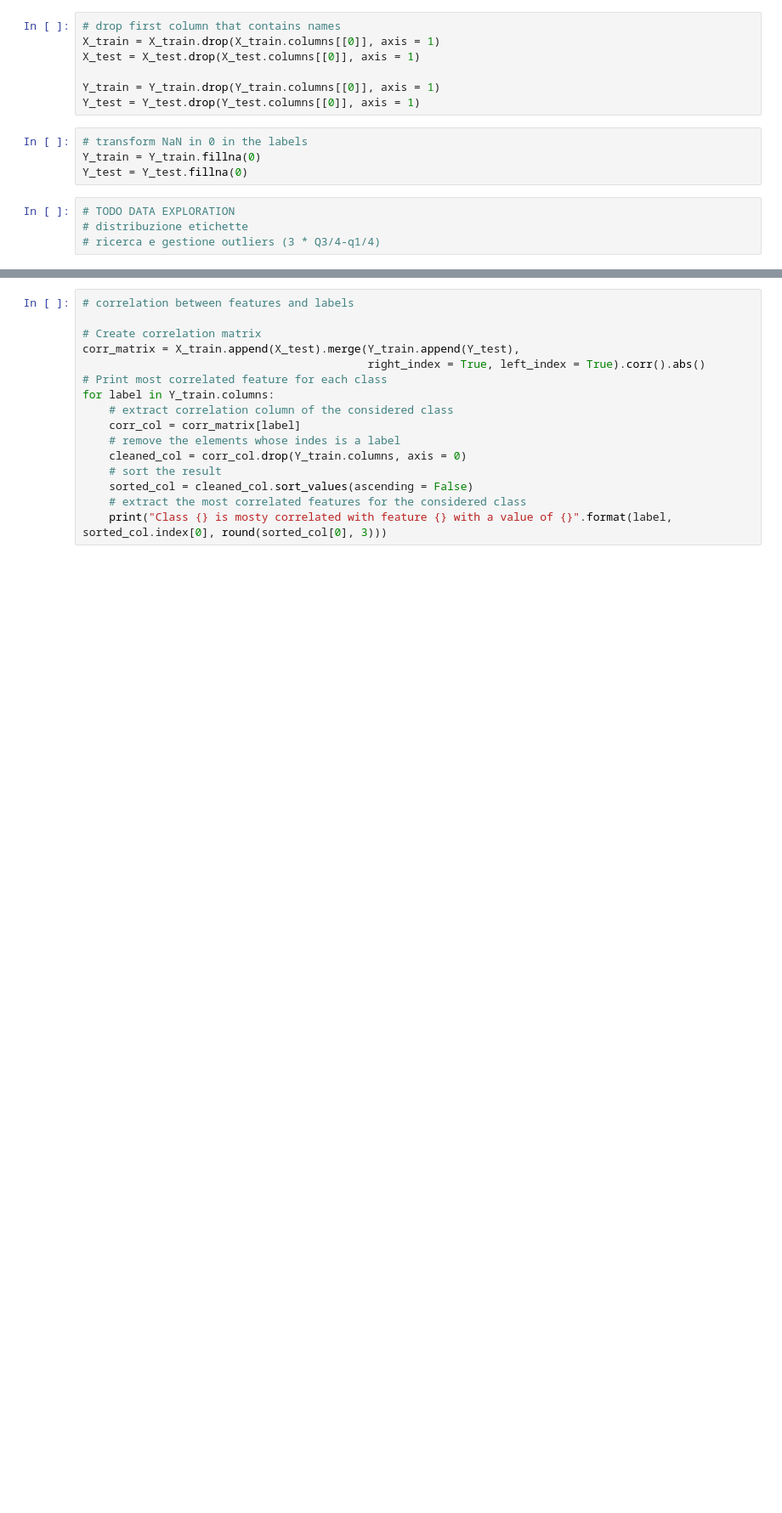
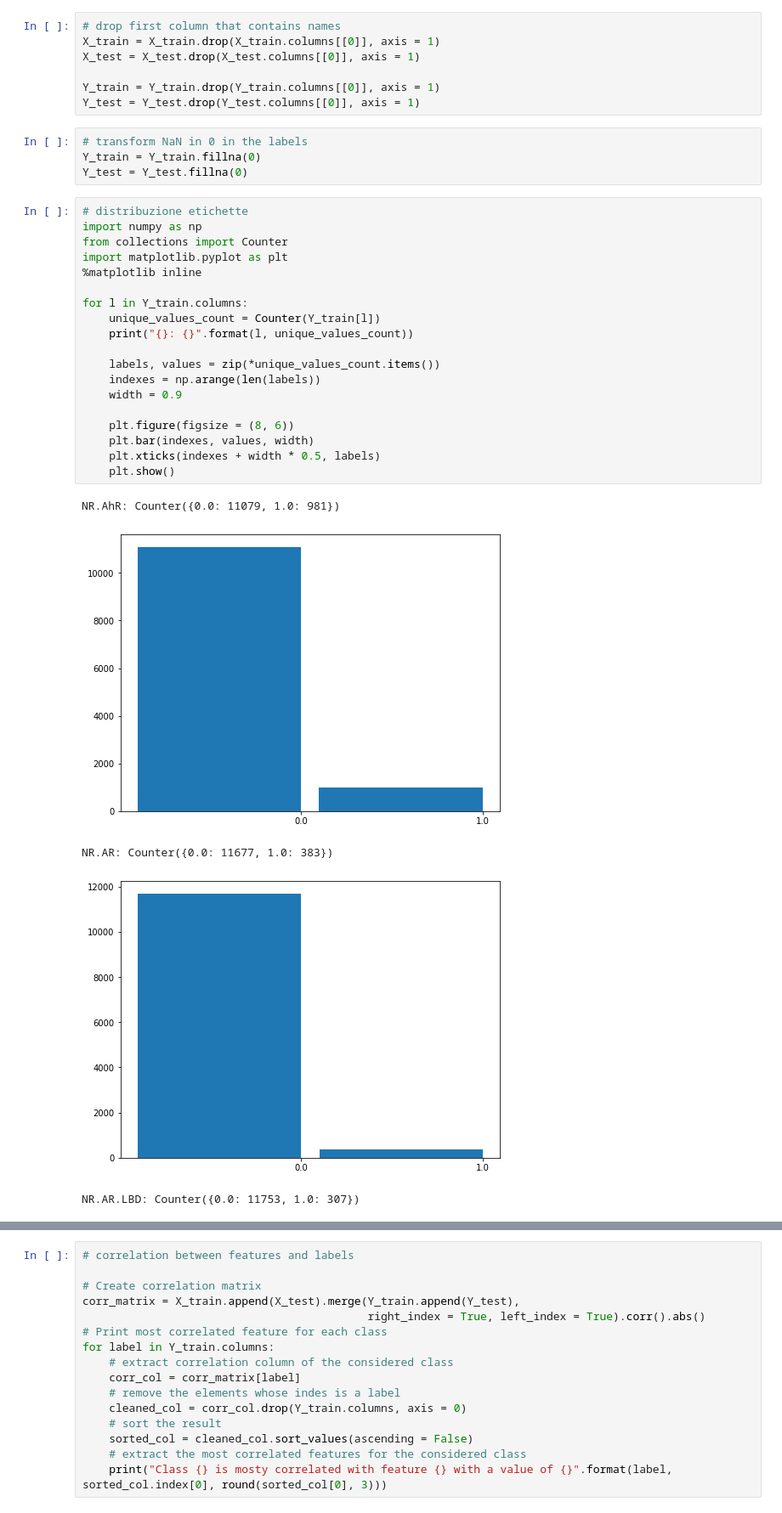
Before and after one commit to mistrello96/tox21_dnn, a Jupyter notebook: AML_Project.ipynb, the cells around one changed output, grey strips where cells are left out. Shown at 85% size. Cells and saved outputs as stored; diff of their text form; blank space fills up the shorter version.

Commit message:
add plot for class distribution, style is required

```diff
--- a/AML_Project.ipynb
+++ b/AML_Project.ipynb
@@ -23,7 +23,28 @@ Y_test = Y_test.drop(Y_test.columns[[0]], axis = 1)
 # transform NaN in 0 in the labels
 Y_train = Y_train.fillna(0)
 Y_test = Y_test.fillna(0)
-# %%
-# TODO DATA EXPLORATION
-# distribuzione etichette
-# ricerca e gestione outliers (3 * Q3/4-q1/4)
+# %%
+# distribuzione etichette
+import numpy as np
+from collections import Counter
+import matplotlib.pyplot as plt
+%matplotlib inline
+
+for l in Y_train.columns:
+    unique_values_count = Counter(Y_train[l])
+    print("{}: {}".format(l, unique_values_count))
+
+    labels, values = zip(*unique_values_count.items())
+    indexes = np.arange(len(labels))
+    width = 0.9
+
+    plt.figure(figsize = (8, 6))
+    plt.bar(indexes, values, width)
+    plt.xticks(indexes + width * 0.5, labels)
+    plt.show()
+# %% [output]
+NR.AhR: Counter({0.0: 11079, 1.0: 981})
+[figure, added]
+NR.AR: Counter({0.0: 11677, 1.0: 383})
+[figure, added]
+NR.AR.LBD: Counter({0.0: 11753, 1.0: 307})
```
Also changed, not shown: parts of 3 cells of this notebook.
